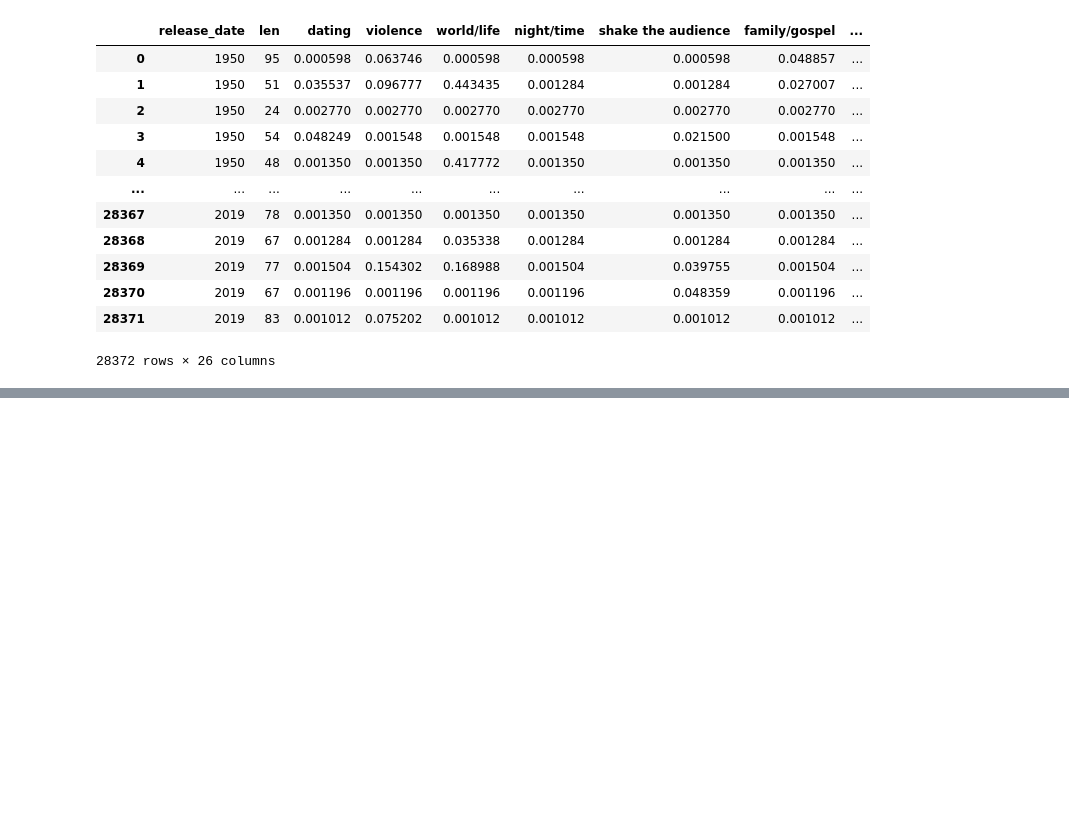
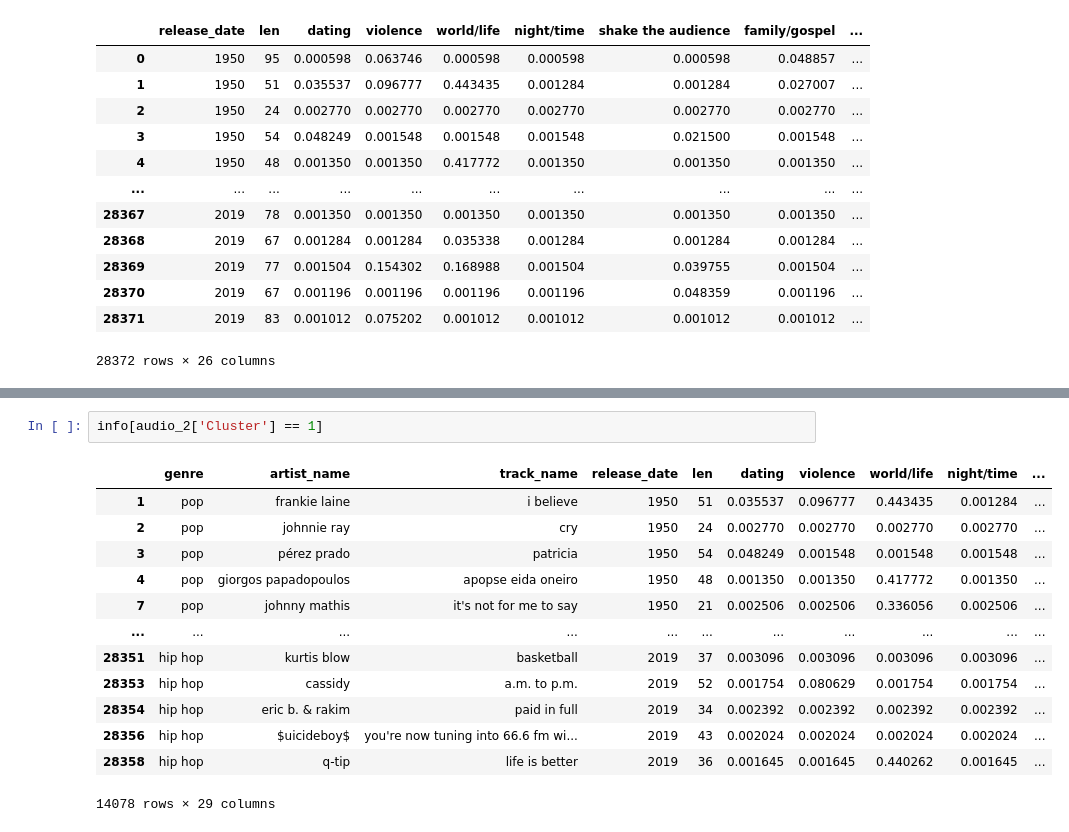
Before and after one commit to nasehacho/audio-rec-algo, a Jupyter notebook: notebooks/03-Audio-Data-Modeling.ipynb, the cells around one changed output, grey strips where cells are left out. Cells and saved outputs as stored; diff of their text form; blank space fills up the shorter version.

```diff
--- a/notebooks/03-Audio-Data-Modeling.ipynb
+++ b/notebooks/03-Audio-Data-Modeling.ipynb
@@ -260,0 +313,16 @@ audio_2
+# %%
+info[audio_2['Cluster'] == 1]
+# %% [output]
+|  | genre | artist_name | track_name | release_date | len | dating | violence | world/life | night/time | ... |
+| 1 | pop | frankie laine | i believe | 1950 | 51 | 0.035537 | 0.096777 | 0.443435 | 0.001284 | ... |
+| 2 | pop | johnnie ray | cry | 1950 | 24 | 0.002770 | 0.002770 | 0.002770 | 0.002770 | ... |
+| 3 | pop | pérez prado | patricia | 1950 | 54 | 0.048249 | 0.001548 | 0.001548 | 0.001548 | ... |
+| 4 | pop | giorgos papadopoulos | apopse eida oneiro | 1950 | 48 | 0.001350 | 0.001350 | 0.417772 | 0.001350 | ... |
+| 7 | pop | johnny mathis | it's not for me to say | 1950 | 21 | 0.002506 | 0.002506 | 0.336056 | 0.002506 | ... |
+| ... | ... | ... | ... | ... | ... | ... | ... | ... | ... | ... |
+| 28351 | hip hop | kurtis blow | basketball | 2019 | 37 | 0.003096 | 0.003096 | 0.003096 | 0.003096 | ... |
+| 28353 | hip hop | cassidy | a.m. to p.m. | 2019 | 52 | 0.001754 | 0.080629 | 0.001754 | 0.001754 | ... |
+| 28354 | hip hop | eric b. & rakim | paid in full | 2019 | 34 | 0.002392 | 0.002392 | 0.002392 | 0.002392 | ... |
+| 28356 | hip hop | $uicideboy$ | you're now tuning into 66.6 fm wi... | 2019 | 43 | 0.002024 | 0.002024 | 0.002024 | 0.002024 | ... |
+| 28358 | hip hop | q-tip | life is better | 2019 | 36 | 0.001645 | 0.001645 | 0.440262 | 0.001645 | ... |
+14078 rows × 29 columns
```
Also changed, not shown: parts of 15 cells of this notebook, 2 other files.
